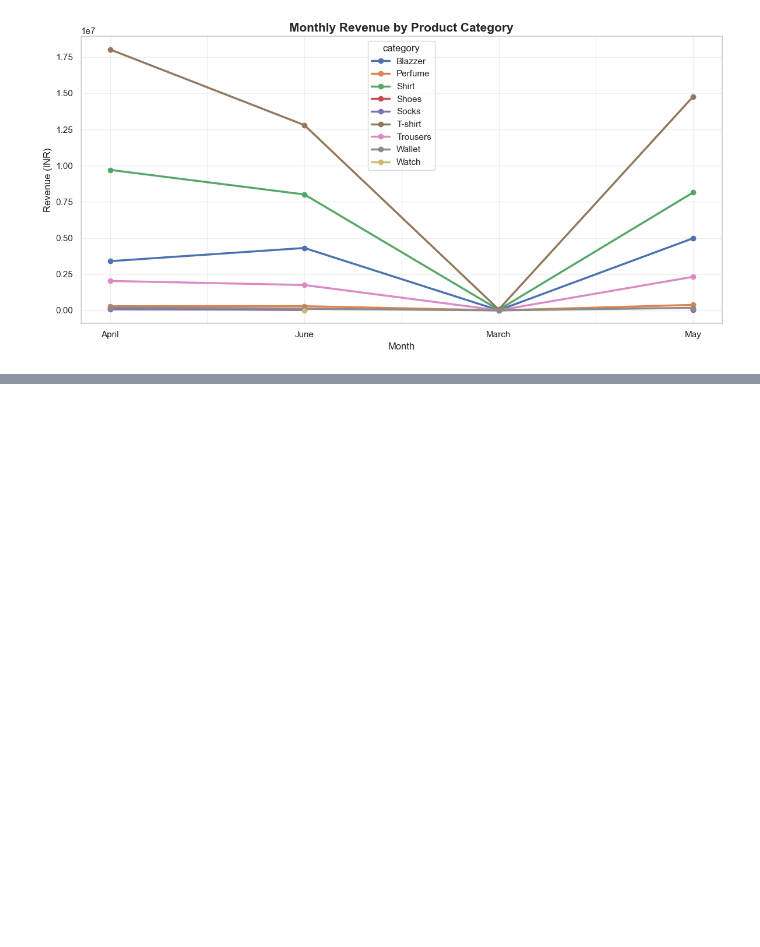
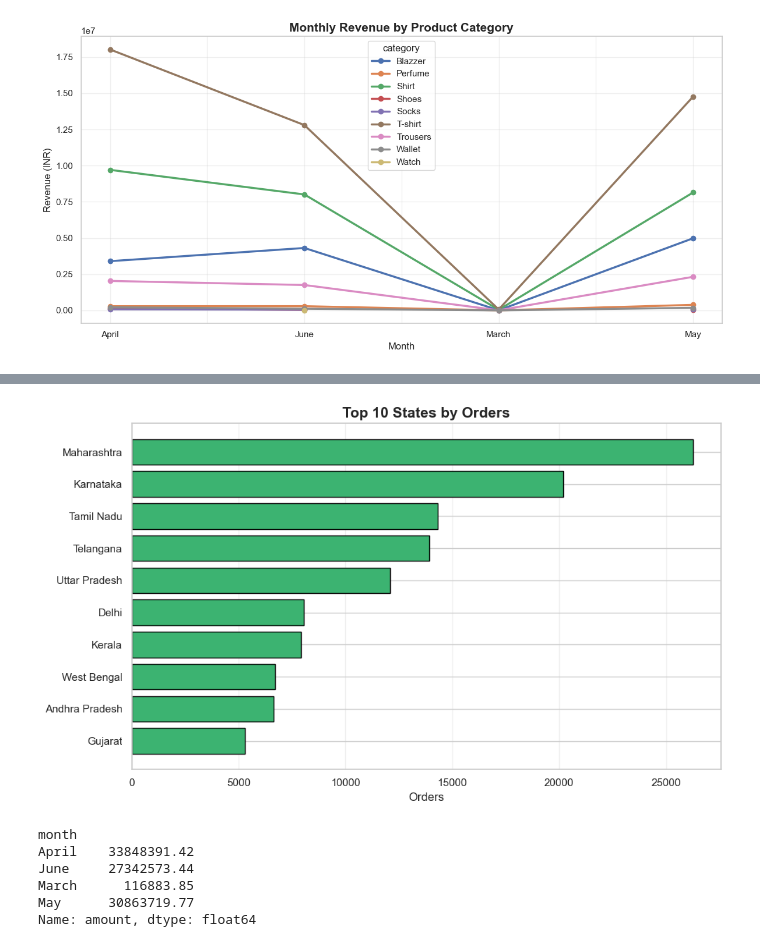
Before and after one commit to JayanthikaKrishnamoorthy/amazon-sales-data-analysis, a Jupyter notebook: Amazon_sales_report.ipynb, the cells around one changed output, grey strips where cells are left out. Saved outputs shown, nothing was run; the diff lists cells and outputs as text; code cells hidden in the pictures; blank space fills up the shorter version.

```diff
--- a/Amazon_sales_report.ipynb
+++ b/Amazon_sales_report.ipynb
@@ -1835,0 +1879,8 @@ plt.show()
+# %%
+state_orders = (
+    df['ship_state']
+    .value_counts()
+    .head(10)
+)
+
+print(state_orders)
@@ -1835,0 +1900,18 @@ plt.show()
+# %%
+plt.figure(figsize=(10,6))
+
+bars=plt.barh(
+    state_orders.sort_values().index,
+    state_orders.sort_values().values,
+    color='mediumseagreen',
+    edgecolor='black'
+)
+
+plt.title("Top 10 States by Orders",fontsize=15,fontweight='bold')
+plt.xlabel("Orders")
+plt.grid(axis='x',alpha=.3)
+
+plt.tight_layout()
+plt.show()
+# %% [output]
+[figure, added]
@@ -1835,0 +1922,14 @@ plt.show()
+# %%
+month_revenue = (
+    df.groupby('month')['amount']
+    .sum()
+)
+
+print(month_revenue)
+# %% [output]
+month
+April    33848391.42
+June     27342573.44
+March      116883.85
+May      30863719.77
+Name: amount, dtype: float64
```
Also changed, not shown: parts of 22 cells of this notebook, 1 other file.
